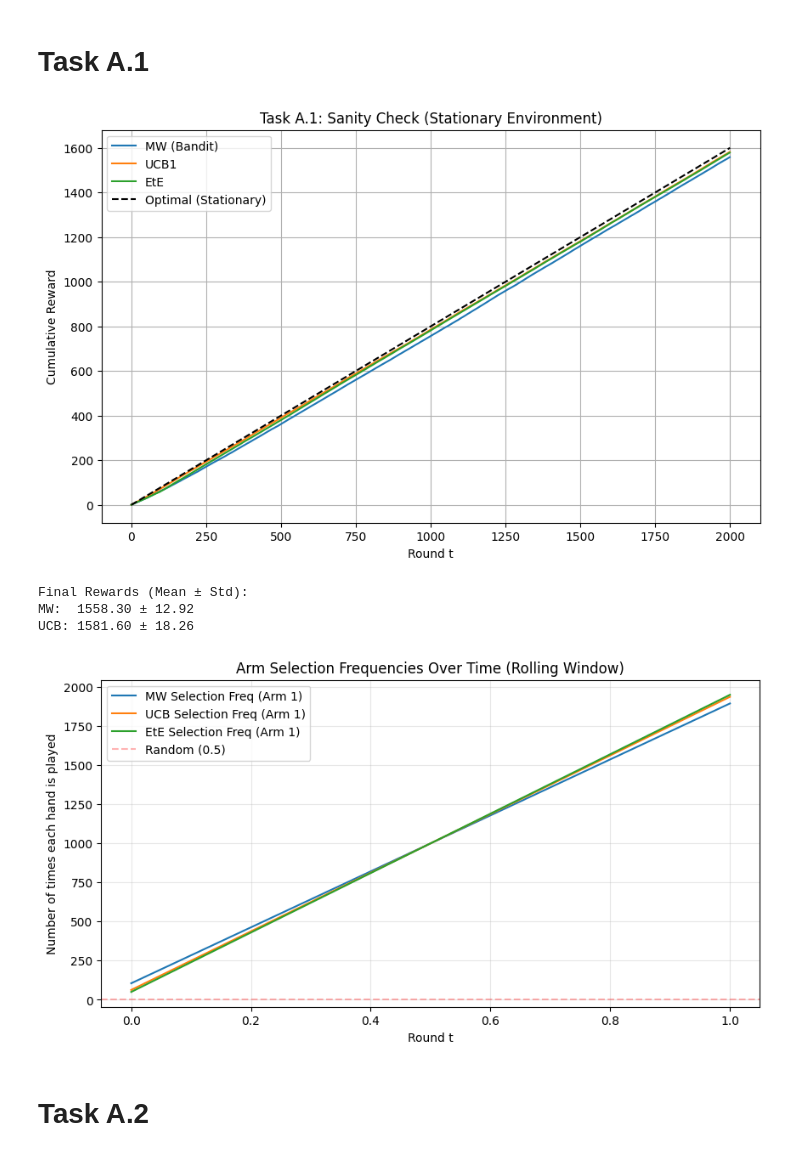
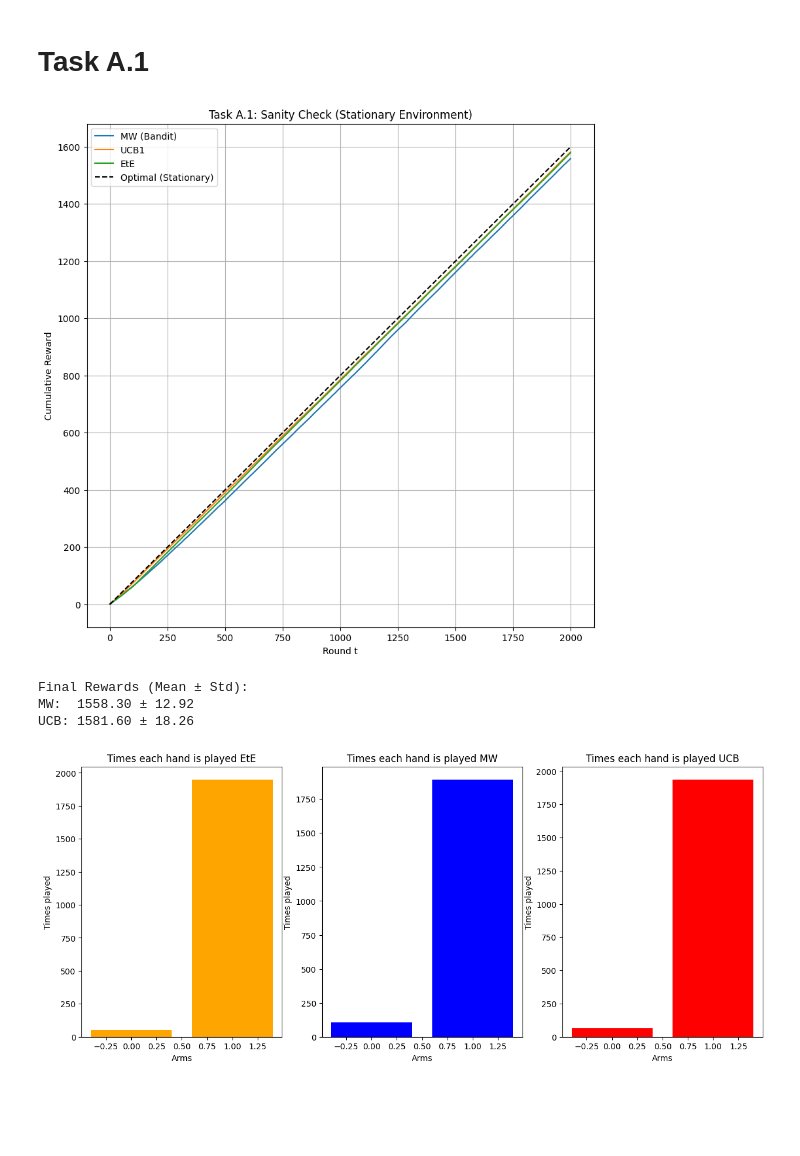
Before and after one commit to Giorgosman13/RL_Assignment2, a Jupyter notebook: Assignment_2_Reverse_Engineering_Non_Stationarity_and_Price_Wars!.ipynb, the cells around one changed output. Cells and saved outputs as stored; diff of their text form; code cells hidden in the pictures; blank space fills up the shorter version.

```diff
--- a/Assignment_2_Reverse_Engineering_Non_Stationarity_and_Price_Wars!.ipynb
+++ b/Assignment_2_Reverse_Engineering_Non_Stationarity_and_Price_Wars!.ipynb
@@ -152,48 +154,54 @@ for m in range(mc_runs):
   rewards_mw[m,:], arms_selected_mw[m,:] = run_MWbandit(T, env_mw)
 
 mean_mw = np.mean(rewards_mw, axis=0)
 mean_ucb = np.mean(rewards_ucb, axis=0)
 mean_ete = np.mean(rewards_ete, axis=0)
 
 mean_selection_mw = np.mean(arms_selected_mw, axis=0)
 mean_selection_ucb = np.mean(arms_selected_ucb, axis=0)
 mean_selection_ete = np.mean(arms_selected_ete, axis=0)
 
-plt.figure(figsize=(10, 6))
+plt.figure(figsize=(10, 10))
 plt.plot(mean_mw, label='MW (Bandit)')
 plt.plot(mean_ucb, label='UCB1')
 plt.plot(mean_ete, label='EtE')
 plt.plot([0, T], [0, 0.8*T], 'k--', label='Optimal (Stationary)')
 
 plt.xlabel('Round t')
 plt.ylabel('Cumulative Reward')
 plt.title('Task A.1: Sanity Check (Stationary Environment)')
 plt.legend()
 plt.grid(True)
 plt.show()
 
 # 3. Final Values (Mean ± Std) [cite: 3, 42]
 print(f"Final Rewards (Mean ± Std):")
 print(f"MW:  {np.mean(rewards_mw[:,-1]):.2f} ± {np.std(rewards_mw[:,-1]):.2f}")
 print(f"UCB: {np.mean(rewards_ucb[:,-1]):.2f} ± {np.std(rewards_ucb[:,-1]):.2f}")
 
-# Create the plot
-plt.figure(figsize=(10, 5))
-plt.plot(mean_selection_mw, label='MW Selection Freq (Arm 1)')
-plt.plot(mean_selection_ucb, label='UCB Selection Freq (Arm 1)')
-plt.plot(mean_selection_ete, label='EtE Selection Freq (Arm 1)')
+plt.figure(figsize=(15,6))
+arm_indices = np.arange(n_arms)
+plt.subplot(1,3,1)
+plt.bar(arm_indices, mean_selection_ete, color = 'orange')
+plt.title("Times each hand is played EtE")
+plt.xlabel("Arms")
+plt.ylabel("Times played")
 
-plt.xlabel('Round t')
-plt.ylabel('Number of times each hand is played')
-plt.title('Arm Selection Frequencies Over Time (Rolling Window)')
-plt.legend()
-plt.grid(True, alpha=0.3)
+plt.subplot(1,3,2)
+plt.bar(arm_indices, mean_selection_mw, color = 'blue', label = 'Multiplicative Weights')
+plt.title("Times each hand is played MW")
+plt.xlabel("Arms")
+plt.ylabel("Times played")
+
+plt.subplot(1,3,3)
+plt.bar(arm_indices, mean_selection_ucb, color = 'red', label = 'UCB')
+plt.title("Times each hand is played UCB")
+plt.xlabel("Arms")
+plt.ylabel("Times played")
 plt.show()
 # %% [output]
-[figure, old version]
+[figure, new version]
 Final Rewards (Mean ± Std):
 MW:  1558.30 ± 12.92
 UCB: 1581.60 ± 18.26
-[figure, old version]
+[figure, new version]
-# %% [markdown]
-# Task A.2
```
Also changed, not shown: parts of 5 cells of this notebook.
